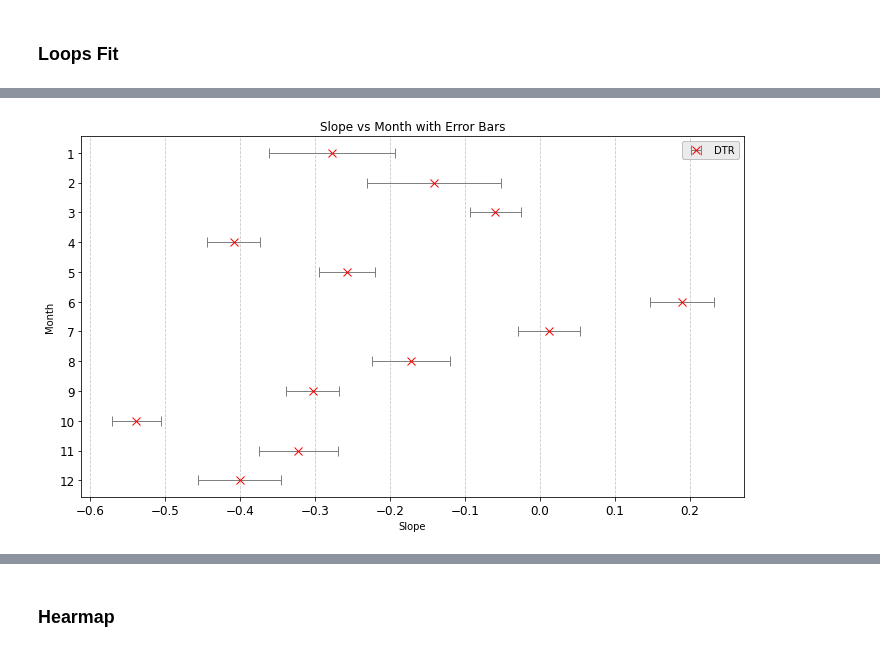
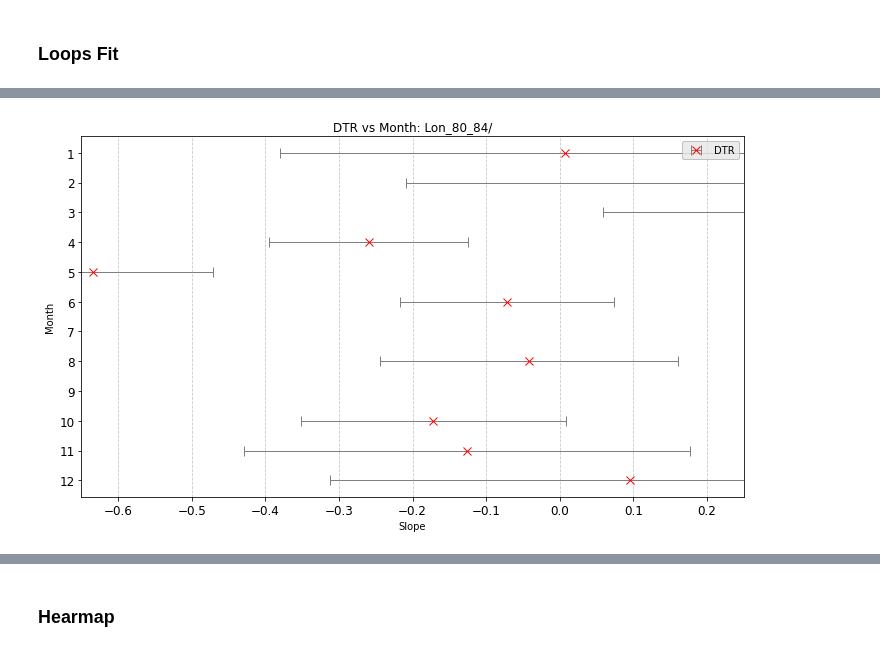
Before and after one commit to LeoausderDose/Praktikum_AWI, a Jupyter notebook: DNT_Fit_SelcData_weihgt.ipynb, the cells around one changed output, grey strips where cells are left out. Cells and saved outputs as stored; diff of their text form; code cells hidden in the pictures.

```diff
--- a/DNT_Fit_SelcData_weihgt.ipynb
+++ b/DNT_Fit_SelcData_weihgt.ipynb
@@ -256,4 +281,22 @@ Coordinates:
 # %% [markdown]
 ## Plots
+# %%
+
+name_region = 'NordPol/'
+
+if not os.path.exists(name_region):
+    os.mkdir(name_region)
+# Zu betrachtender Bereich
+    #Zeit
+t_s_d = '1901-01-15T00:00:00.000000000'
+t_s_f = '1973-01-15T00:00:00.000000000'  #Time to start fitting
+t_e = time_values[-1]
+    #Ort
+lon_min = 80
+lon_max = 84
+
+name_breitengrad = 'Lon_'+str(lon_min)+'_'+str(lon_max)+'/'
+if not os.path.exists(name_region+name_breitengrad):
+    os.mkdir(name_region+name_breitengrad)
 # %% [markdown]
 ### Loops Fit
@@ -266,10 +303,13 @@ month = 1
+# %%
+name_Ordner_Fit = 'Fit/'
+if not os.path.exists(name_region + name_breitengrad + name_Ordner_Fit):
+    os.mkdir(name_region + name_breitengrad + name_Ordner_Fit)
 # %%
 # temperature_diff_selection(60,80)
 
-Ordner = 'Bilder/Selektion7080/'
-parameters_TDiff = LinReg_All_Month(temperature_diff_selection(66, 84), t_s_d, t_s_f, t_e, 'DTR')
-parameters_TMax = LinReg_All_Month(TMax_selection(66,84), t_s_d, t_s_f, t_e, 'TMax')
-parameters_TMin = LinReg_All_Month(TMin_selection(66,84), t_s_d, t_s_f, t_e, 'TMin')
+parameters_TDiff = LinReg_All_Month(temperature_diff_selection(lon_min, lon_max), t_s_d, t_s_f, t_e, 'DTR')
+parameters_TMax = LinReg_All_Month(TMax_selection(lon_min,lon_max), t_s_d, t_s_f, t_e, 'TMax')
+parameters_TMin = LinReg_All_Month(TMin_selection(lon_min,lon_max), t_s_d, t_s_f, t_e, 'TMin')
 # %%
 parameters_TDiff['SNR'] =np.abs(parameters_TDiff['slope']/parameters_TDiff['var'])
 parameters_TMax['SNR'] = np.abs(parameters_TMax['slope']/parameters_TMax['var'])
@@ -305,34 +328,35 @@ plt.show()
 # %%
 # Create the plot
 plt.figure(figsize=(10, 6))  # Adjust the figure size
 
 plt.errorbar(
     parameters_TDiff['slope'], parameters_TDiff.index, color = 'r',
     xerr=parameters_TDiff['var'], fmt='x', capsize=5, ecolor='gray', elinewidth=1,
     markersize=8, markeredgecolor='r', markeredgewidth=1, label='DTR'
 )
 
 plt.xlabel('Slope')
 plt.ylabel('Month')
-plt.title('Slope vs Month with Error Bars')
+plt.title('DTR vs Month: '+ name_breitengrad)
 
 # Customize the tick labels and grid
 plt.xticks(fontsize=12)
 plt.yticks(parameters_TDiff.index, fontsize=12)
 plt.gca().invert_yaxis()  # Invert y-axis to have January at the top
 plt.grid(axis='x', linestyle='--', alpha=0.7)
 
 # Add a legend with a shadow
 legend = plt.legend()
 frame = legend.get_frame()
 frame.set_facecolor('0.9')
 frame.set_edgecolor('0.7')
 
+plt.xlim(-0.65, 0.25)
 plt.tight_layout()  # Adjust spacing
-plt.savefig(Ordner + 'DTRperMonth.png', dpi = 300)
+plt.savefig(name_region + name_breitengrad + name_Ordner_Fit + 'DTRperMonth.png', dpi = 300)
 plt.show()
 # %% [output]
-[figure, old version]
+[figure, new version]
 # %%
 # Create the plot
 plt.figure(figsize=(10, 6))  # Adjust the figure size
```
Also changed, not shown: parts of 23 cells of this notebook, 24 other files.
